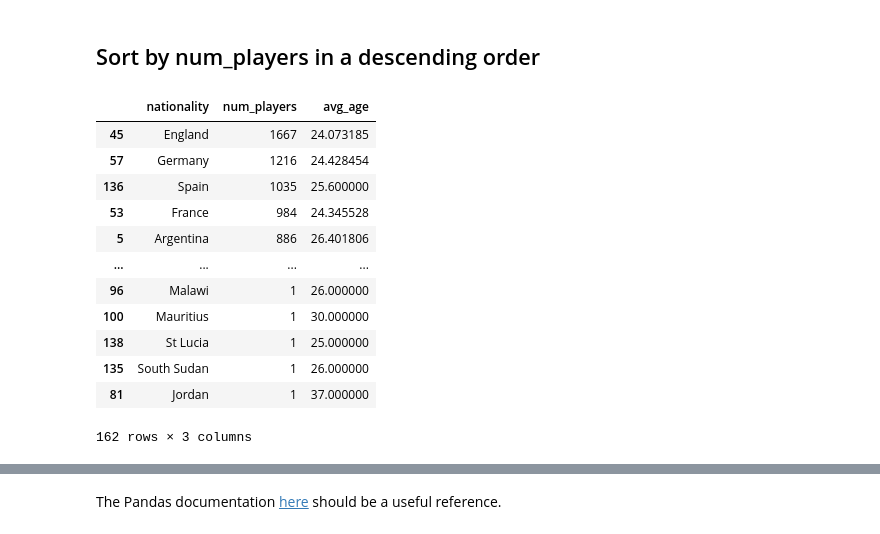
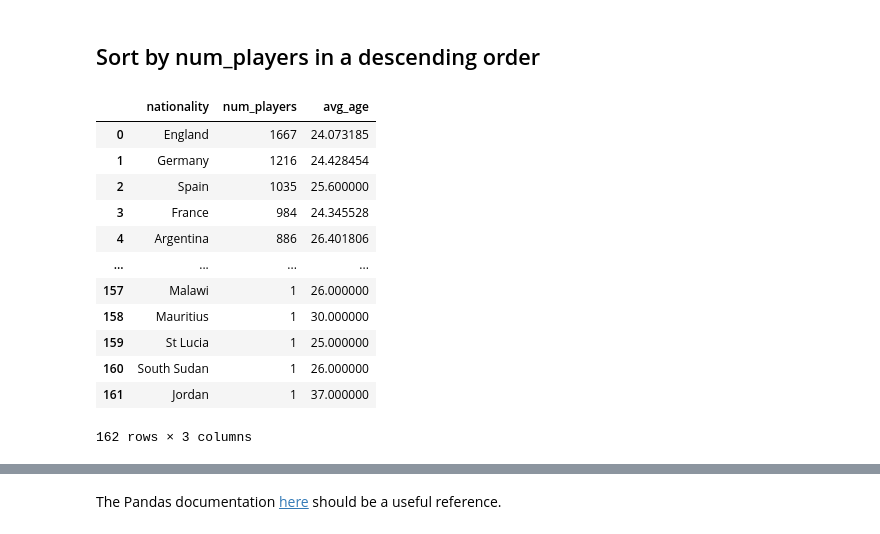
Before and after one commit to heesukjang/W209_DataViz_Summer2023, a Jupyter notebook: Unit_Assignments/Week_02_Assignment_Starter.ipynb, the cells around one changed output, grey strips where cells are left out. Saved outputs shown, nothing was run; the diff lists cells and outputs as text; code cells hidden in the pictures.

```diff
--- a/Unit_Assignments/Week_02_Assignment_Starter.ipynb
+++ b/Unit_Assignments/Week_02_Assignment_Starter.ipynb
@@ -57,18 +63,19 @@ num_players_and_avg_age
 # %% [markdown]
 ## Sort by num_players in a descending order
 # %%
-num_players_and_avg_age.sort_values(by=['num_players'], ascending=False)
+sorted_num_players_and_avg_age = num_players_and_avg_age.sort_values(by=['num_players'], ascending=False)
+sorted_num_players_and_avg_age.reset_index(drop=True)
 # %% [output]
 |  | nationality | num_players | avg_age |
-| 45 | England | 1667 | 24.073185 |
-| 57 | Germany | 1216 | 24.428454 |
-| 136 | Spain | 1035 | 25.600000 |
-| 53 | France | 984 | 24.345528 |
-| 5 | Argentina | 886 | 26.401806 |
+| 0 | England | 1667 | 24.073185 |
+| 1 | Germany | 1216 | 24.428454 |
+| 2 | Spain | 1035 | 25.600000 |
+| 3 | France | 984 | 24.345528 |
+| 4 | Argentina | 886 | 26.401806 |
 | ... | ... | ... | ... |
-| 96 | Malawi | 1 | 26.000000 |
-| 100 | Mauritius | 1 | 30.000000 |
-| 138 | St Lucia | 1 | 25.000000 |
-| 135 | South Sudan | 1 | 26.000000 |
-| 81 | Jordan | 1 | 37.000000 |
+| 157 | Malawi | 1 | 26.000000 |
+| 158 | Mauritius | 1 | 30.000000 |
+| 159 | St Lucia | 1 | 25.000000 |
+| 160 | South Sudan | 1 | 26.000000 |
+| 161 | Jordan | 1 | 37.000000 |
 162 rows × 3 columns
```
Also changed, not shown: parts of 4 cells of this notebook.
